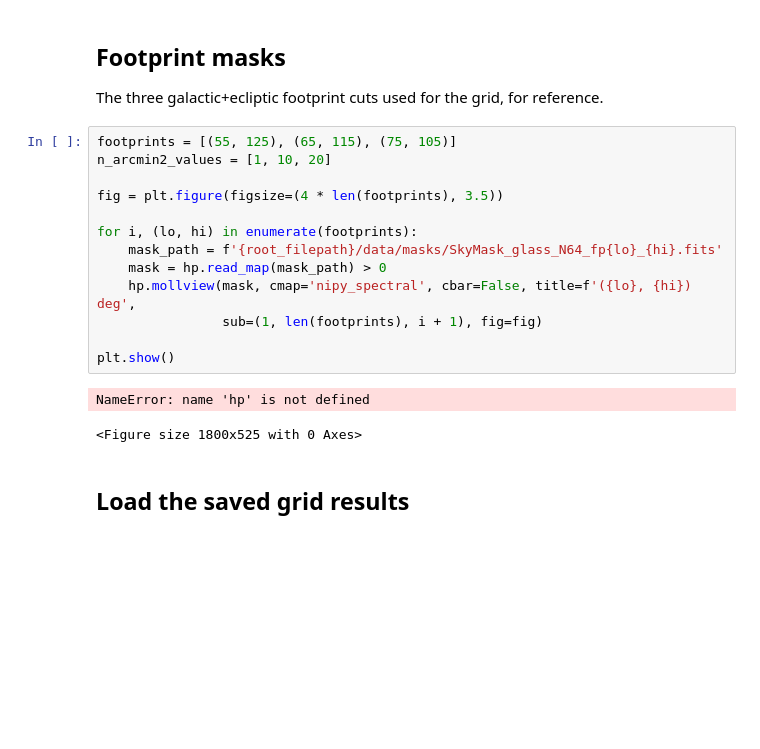
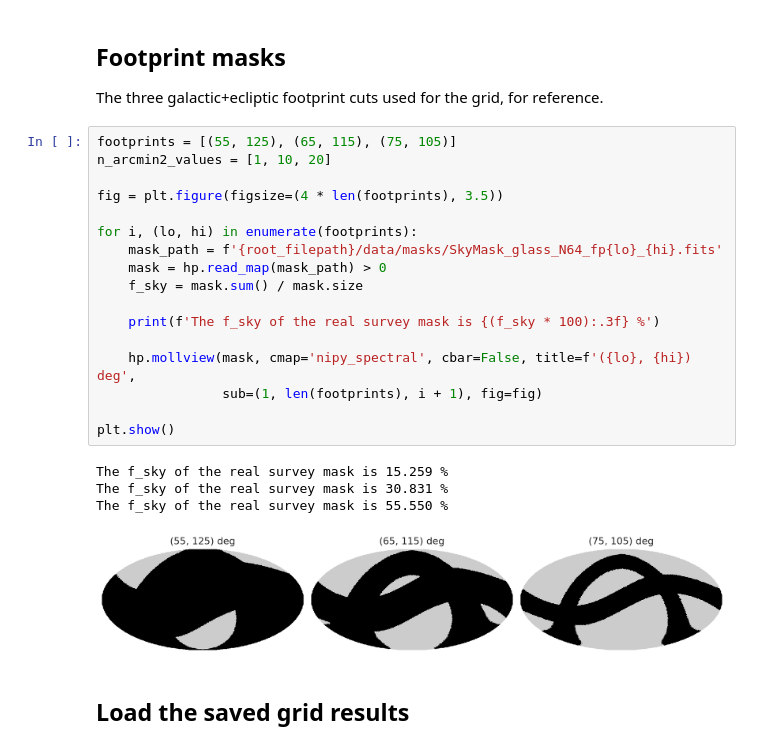
Before and after one commit to ucapbba/WeakLensingQML, a Jupyter notebook: examples/qml_grid_results_plots.ipynb, the cells around one changed output. Saved outputs shown, nothing was run; the diff lists cells and outputs as text; blank space fills up the shorter version.

```diff
--- a/examples/qml_grid_results_plots.ipynb
+++ b/examples/qml_grid_results_plots.ipynb
@@ -29,19 +29,25 @@ The three galactic+ecliptic footprint cuts used for the grid, for reference.
 # %%
 footprints = [(55, 125), (65, 115), (75, 105)]
 n_arcmin2_values = [1, 10, 20]
 
 fig = plt.figure(figsize=(4 * len(footprints), 3.5))
 
 for i, (lo, hi) in enumerate(footprints):
     mask_path = f'{root_filepath}/data/masks/SkyMask_glass_N64_fp{lo}_{hi}.fits'
     mask = hp.read_map(mask_path) > 0
+    f_sky = mask.sum() / mask.size
+
+    print(f'The f_sky of the real survey mask is {(f_sky * 100):.3f} %')
+
     hp.mollview(mask, cmap='nipy_spectral', cbar=False, title=f'({lo}, {hi}) deg',
                 sub=(1, len(footprints), i + 1), fig=fig)
 
 plt.show()
 # %% [output]
-NameError: name 'hp' is not defined
+The f_sky of the real survey mask is 15.259 %
+The f_sky of the real survey mask is 30.831 %
+The f_sky of the real survey mask is 55.550 %
-<Figure size 1800x525 with 0 Axes>
+[figure, added]
 # %% [markdown]
 ## Load the saved grid results
 # %%
```
Also changed, not shown: parts of 3 cells of this notebook, 21 other files.
